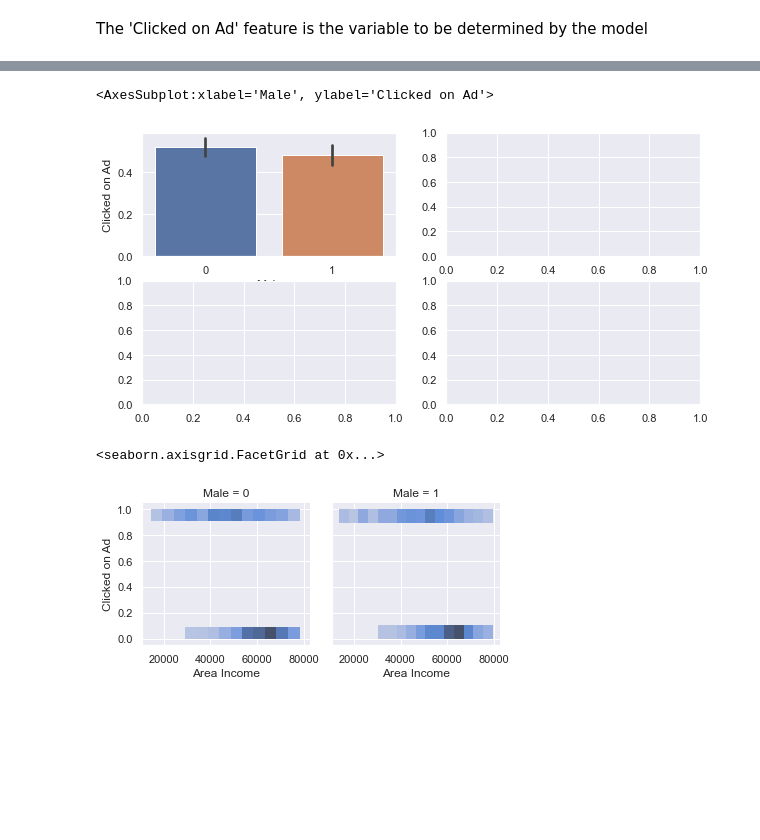
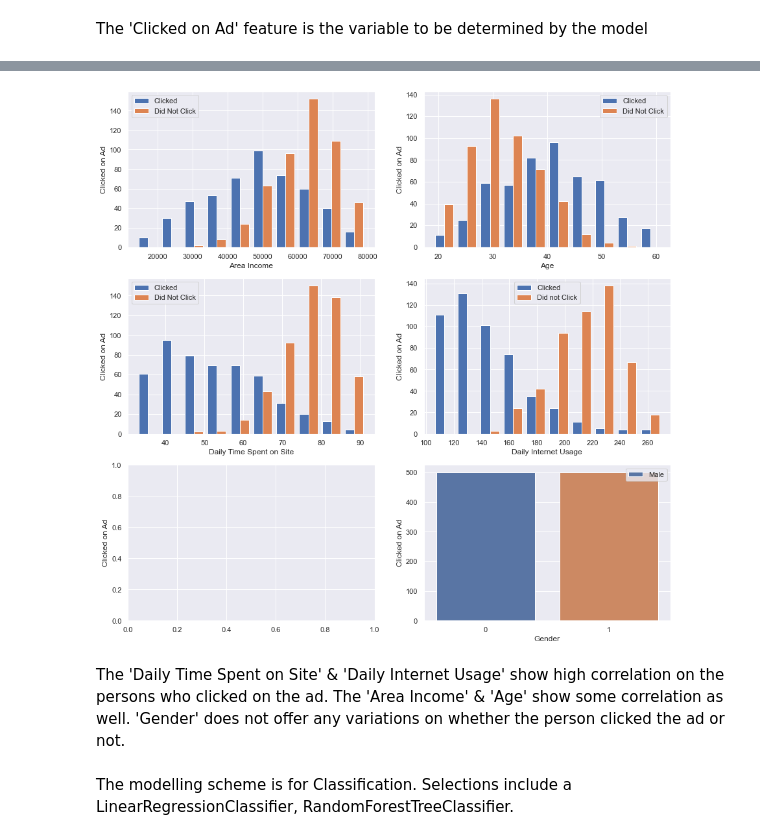
Before and after one commit to teddywaweru/DataGlacier, a Jupyter notebook: Week4_Flask_Deployment_Advertising/advertising.ipynb, the cells around one changed output, grey strips where cells are left out. Drawn from its saved outputs; the diff is of its cells as text; code cells hidden in the pictures; blank space fills up the shorter version.

Commit message:
Initiate, train & test model

```diff
--- a/Week4_Flask_Deployment_Advertising/advertising.ipynb
+++ b/Week4_Flask_Deployment_Advertising/advertising.ipynb
@@ -105,14 +91,51 @@ Text(0.5, 0, 'Area Income')
-# %%
-plt, ax = mp.subplots(2,2, figsize = (10,5))
-
-sb.barplot(ax = ax[0,0],x = adv_df.Male, y = adv_df['Clicked on Ad'])
-
-mp.hist(adv_df['Clicked on Ad'],bins=10)
-# %% [output]
-<AxesSubplot:xlabel='Male', ylabel='Clicked on Ad'>
-[figure, removed]
-# %%
-sb.FacetGrid(adv_df, col = 'Male').map(sb.histplot, 'Area Income', 'Clicked on Ad')
-# %% [output]
-<seaborn.axisgrid.FacetGrid at 0x...>
-[figure, removed]
+# %%
+#create subplots of features against variable to be determined
+fig, ax = mp.subplots(3,2, figsize = (15,15))
+
+#Plot histogram of 'Clicked on Ad' against Area of Income
+ax[0,0].hist((adv_df[adv_df['Clicked on Ad'] == 1]['Area Income'] ,
+            adv_df[adv_df['Clicked on Ad'] == 0]['Area Income']),
+            bins = 10,
+            edgecolor = 'white')
+ax[0,0].set(xlabel = 'Area Income', ylabel = 'Clicked on Ad')
+ax[0,0].legend(('Clicked','Did Not Click'))
+
+#Plot histogram of 'Clicked on Ad' against Age
+ax[0,1].hist((adv_df[adv_df['Clicked on Ad'] == 1]['Age'],
+            adv_df[adv_df['Clicked on Ad'] == 0]['Age']),
+            bins = 10,
+            edgecolor = 'white')
+ax[0,1].set(xlabel = 'Age')
+ax[0,1].legend(('Clicked', 'Did Not Click'))
+
+#Plot histogram of 'Clicked on Ad' against Daily Time Spent on Site
+ax[1,0].hist((adv_df[adv_df['Clicked on Ad'] == 1]['Daily Time Spent on Site'],
+            adv_df[adv_df['Clicked on Ad'] == 0]['Daily Time Spent on Site']),
+            bins = 10,
+            edgecolor = 'white')
+ax[1,0].set(xlabel = "Daily Time Spent on Site")
+ax[1,0].legend(('Clicked', 'Did Not Click'))
+
+#Plot histogram of 'Clicked on Ad' against Daily Internet Usage
+ax[1,1].hist((adv_df[adv_df['Clicked on Ad'] == 1]['Daily Internet Usage'],
+            adv_df[adv_df['Clicked on Ad'] == 0]['Daily Internet Usage']),
+            bins = 10,
+            edgecolor = 'white')
+ax[1,1].set(xlabel = 'Daily Internet Usage')
+ax[1,1].legend(('Clicked', 'Did not Click'))
+
+#Plot histogram of 'Clicked on Ad' against Gender
+sb.countplot(ax = ax[2,1], x = adv_df['Clicked on Ad'], data = adv_df['Male'],)
+ax[2,1].set(xlabel = "Gender")
+ax[2,1].legend(('Male', 'Female'))
+
+for ax in ax.flat:
+    # print('-------------------')
+    ax.set(ylabel = 'Clicked on Ad')
+# %% [output]
+[figure, added]
+# %% [markdown]
+The 'Daily Time Spent on Site' & 'Daily Internet Usage' show high correlation on the persons who clicked on the ad.
+The 'Area Income' & 'Age' show some correlation as well. 'Gender' does not offer any variations on whether the person clicked the ad or not.
+# %% [markdown]
+The modelling scheme is for Classification. Selections include a LinearRegressionClassifier, RandomForestTreeClassifier.
```
Also changed, not shown: parts of 6 cells of this notebook.
